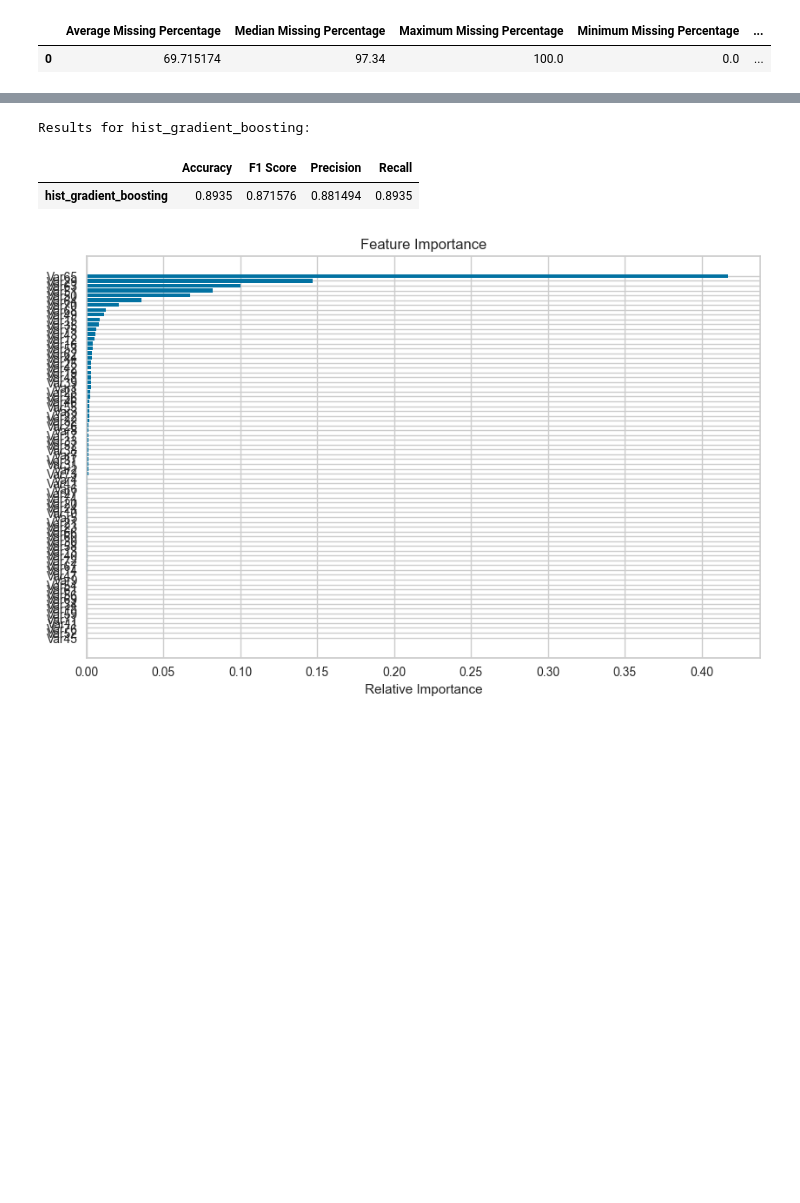
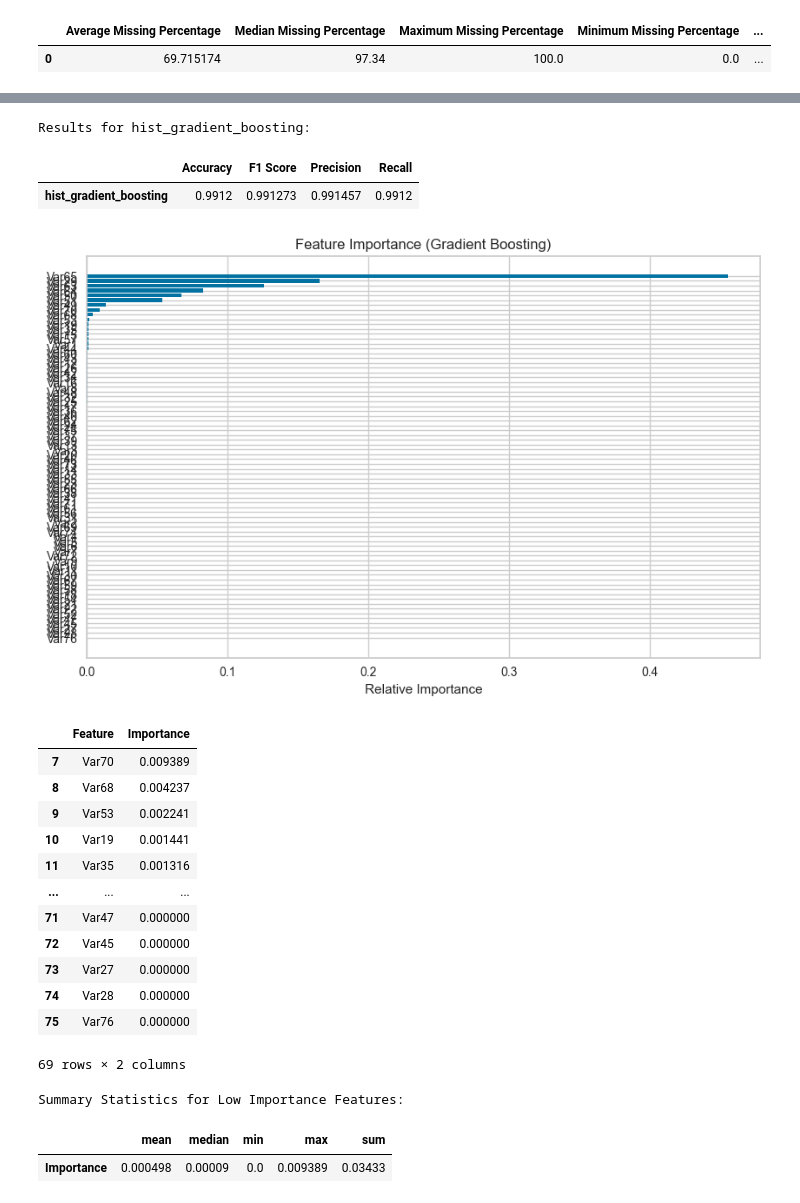
Before and after one commit to DeadNord/customer_churn_classification, a Jupyter notebook: SLChurnClass.ipynb, the cells around one changed output, grey strips where cells are left out. Saved outputs shown, nothing was run; the diff lists cells and outputs as text; code cells hidden in the pictures; blank space fills up the shorter version.

Commit message:
update FeatureRemove & feature_importance method

```diff
--- a/SLChurnClass.ipynb
+++ b/SLChurnClass.ipynb
@@ -164,9 +167,7 @@ cat_transformer_gb = Pipeline(
 
 # Define numerical transformer for GradientBoosting
 num_transformer_gb = Pipeline(
-    steps=[
-        ("imputer", SimpleImputer(strategy="mean")),
-    ]
+    steps=[("imputer", SimpleImputer(strategy="mean")), ("scaler", StandardScaler())]
 )
 
 # Define preprocessor for GradientBoosting
@@ -353,24 +432,54 @@ Recall: The ratio of correctly predicted positive observations to the all observ
   - Range: [0, 1], higher is better.
   - Higher values indicate better model performance.
 # %%
-evaluator.validate_on_test(X_test, y_test, best_models[best_model], best_model_name=best_model)
+# evaluator.validate_on_test(X_test, y_test, best_models[best_model], best_model_name=best_model)
 
-# evaluator.validate_on_test(
-#     X, y, best_models[best_model], best_model_name=best_model
-# )
+evaluator.validate_on_test(
+    X, y, best_models[best_model], best_model_name=best_model
+)
 # %% [output]
 Results for hist_gradient_boosting:
 |  | Accuracy | F1 Score | Precision | Recall |
-| hist_gradient_boosting | 0.8935 | 0.871576 | 0.881494 | 0.8935 |
+| hist_gradient_boosting | 0.9912 | 0.991273 | 0.991457 | 0.9912 |
 # %%
-X_train_F = DropHighNaNColumnsTransformer(threshold=0.8).fit_transform(X_train)
-X_train_T = preprocessor_gb.fit_transform(X_train_F, y_train)
+# X_train_F = DropHighNaNColumnsTransformer(threshold=0.8).fit_transform(X_train)
+# X_train_T = preprocessor_gb.fit_transform(X_train_F, y_train)
 
-# X_F = DropHighNaNColumnsTransformer(threshold=0.8).fit_transform(X_train)
-# X_T = preprocessor_gb.fit_transform(X_train_F, y_train)
+X_F = DropHighNaNColumnsTransformer(threshold=0.8).fit_transform(X)
+X_T = preprocessor_gb.fit_transform(X_F, y)
 # %%
-evaluator.feature_importance(X_train_T, y_train, df)
+# low_importance_features = evaluator.feature_importance(
+#     X_train_T,
+#     y_train,
+#     df,
+#     print_zero_importance=True,
+#     importance_threshold=0.01,
+#     model_type="gradient_boosting",
+# )
 
-# evaluator.feature_importance(X_T, y, df)
+low_importance_features = evaluator.feature_importance(
+    X_T,
+    y,
+    df,
+    print_zero_importance=True,
+    importance_threshold=0.01,
+    model_type="gradient_boosting",
+)
 # %% [output]
-[figure, old version]
+[figure, new version]
+|  | Feature | Importance |
+| 7 | Var70 | 0.009389 |
+| 8 | Var68 | 0.004237 |
+| 9 | Var53 | 0.002241 |
+| 10 | Var19 | 0.001441 |
+| 11 | Var35 | 0.001316 |
+| ... | ... | ... |
+| 71 | Var47 | 0.000000 |
+| 72 | Var45 | 0.000000 |
+| 73 | Var27 | 0.000000 |
+| 74 | Var28 | 0.000000 |
+| 75 | Var76 | 0.000000 |
+69 rows × 2 columns
+Summary Statistics for Low Importance Features:
+|  | mean | median | min | max | sum |
+| Importance | 0.000498 | 0.00009 | 0.0 | 0.009389 | 0.03433 |
```
Also changed, not shown: parts of 13 cells of this notebook, 2 other files.
